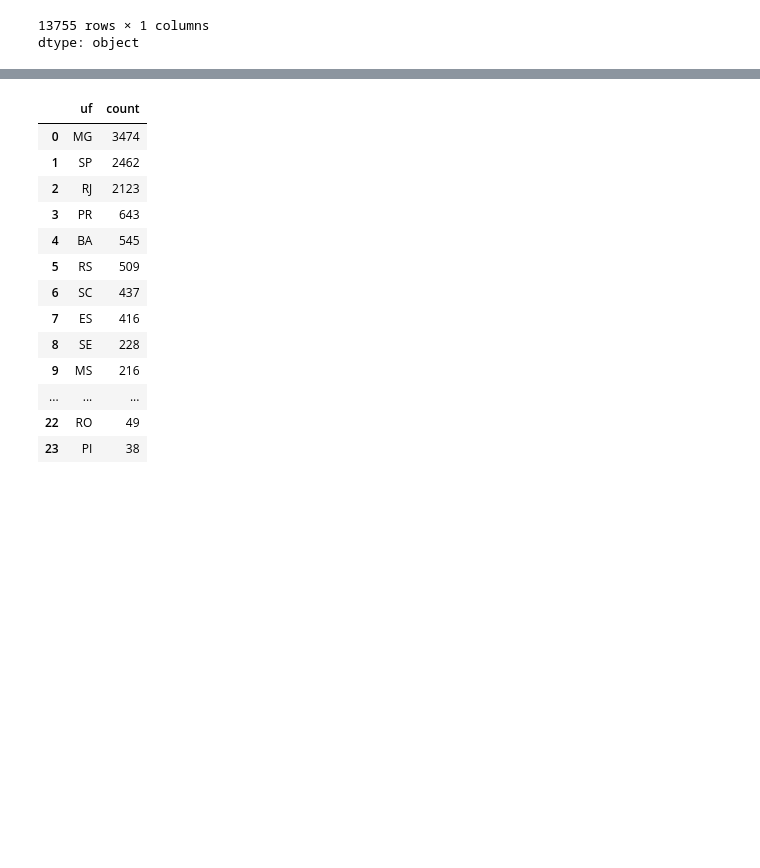
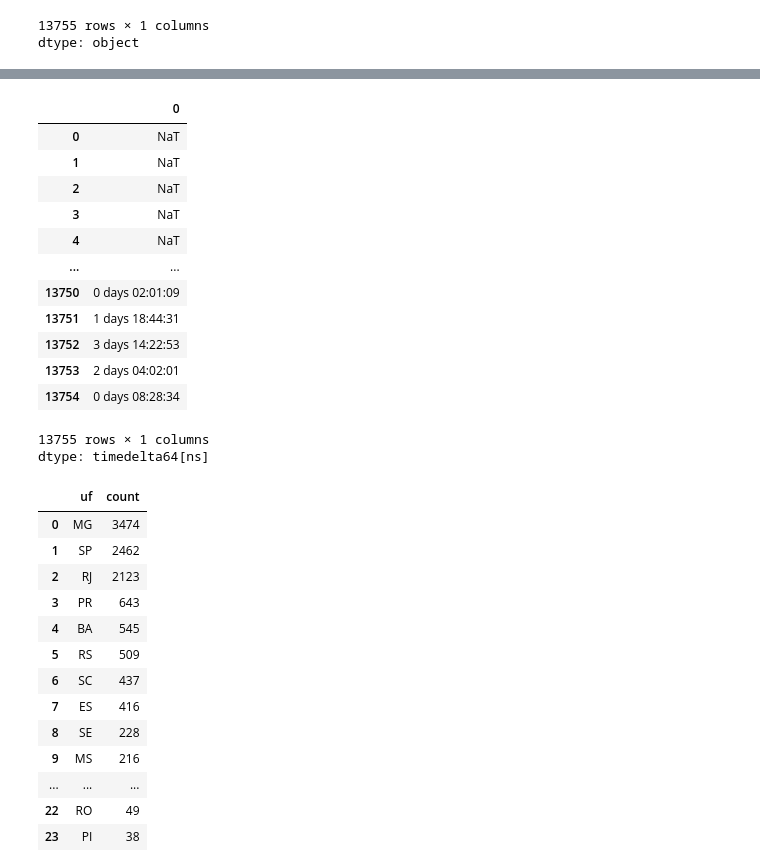
Before and after one commit to mariabrandaob/PCD-2-IBAMA, a Jupyter notebook: PCD_2_IBAMA.ipynb, the cells around one changed output, grey strips where cells are left out. Drawn from its saved outputs; the diff is of its cells as text; code cells hidden in the pictures; blank space fills up the shorter version.

```diff
--- a/PCD_2_IBAMA.ipynb
+++ b/PCD_2_IBAMA.ipynb
@@ -284,3 +324,21 @@ Após limpeza inicial: 24 colunas
+# %%
+dif_ocorr_reg = df_acidentes['dt_registro_mod'] - ocorr_mod['datetime']
+dif_ocorr_reg
+# %% [output]
+|  | 0 |
+| 0 | NaT |
+| 1 | NaT |
+| 2 | NaT |
+| 3 | NaT |
+| 4 | NaT |
+| ... | ... |
+| 13750 | 0 days 02:01:09 |
+| 13751 | 1 days 18:44:31 |
+| 13752 | 3 days 14:22:53 |
+| 13753 | 2 days 04:02:01 |
+| 13754 | 0 days 08:28:34 |
+13755 rows × 1 columns
+dtype: timedelta64[ns]
 # %%
 bar_df = pd.DataFrame(df_acidentes['uf'].value_counts()).reset_index()
 bar_df
```
Also changed, not shown: parts of 11 cells of this notebook.
